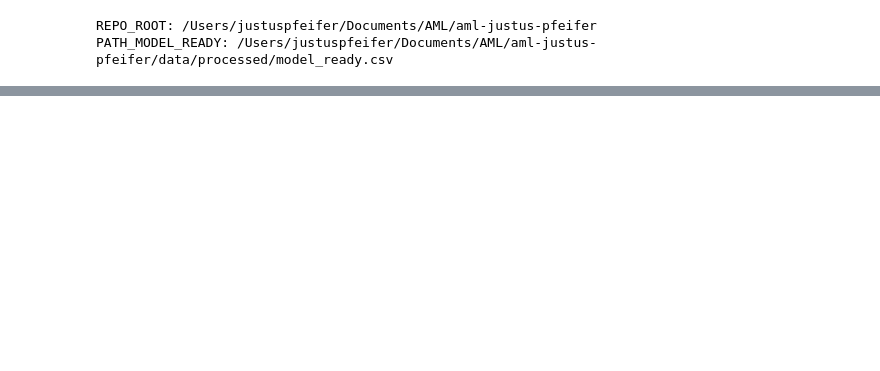
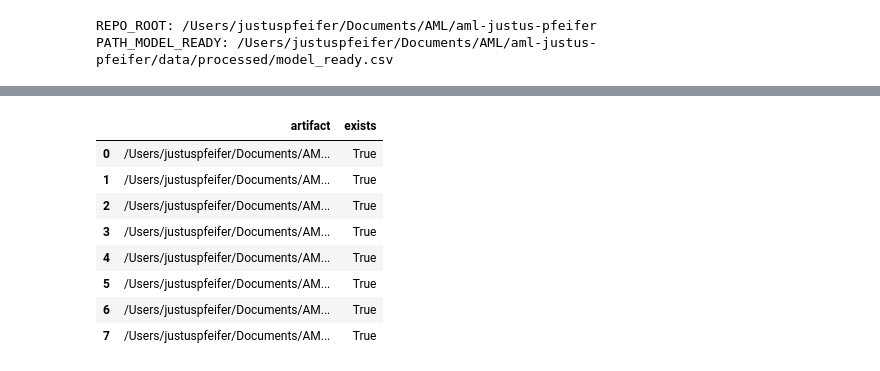
Before and after one commit to pfeiferjustus-debug/aml-justus-pfeifer, a Jupyter notebook: notebooks/05_feature_engineering_and_model_extensions.ipynb, the cells around one changed output, grey strips where cells are left out. Saved outputs shown, nothing was run; the diff lists cells and outputs as text; code cells hidden in the pictures; blank space fills up the shorter version.

```diff
--- a/notebooks/05_feature_engineering_and_model_extensions.ipynb
+++ b/notebooks/05_feature_engineering_and_model_extensions.ipynb
@@ -312,0 +395,28 @@ Hold-out MAE: 583.16s (9.72 min) | RMSE: 1412.43s | R2: 0.9282
+# %%
+artifacts_05 = [
+    PATH_DERIVED / "05_feature_set_histgbr.csv",
+    PATH_DERIVED / "05_histgbr_selected_params.csv",
+    PATH_DERIVED / "05_holdout_metrics_histgbr.csv",
+    PATH_DERIVED / "05_holdout_predictions_histgbr.csv",
+    PATH_DERIVED / "05_holdout_comparison_baseline_vs_histgbr.csv",
+    PATH_PLOTS / "05_holdout_mae_comparison.png",
+    PATH_PLOTS / "05_holdout_true_vs_pred_histgbr.png",
+    PATH_PLOTS / "05_holdout_residuals_vs_distance_histgbr.png",
+]
+
+report = pd.DataFrame([{
+    "artifact": p.as_posix(),
+    "exists": p.exists(),
+} for p in artifacts_05])
+
+display(report)
+# %% [output]
+|  | artifact | exists |
+| 0 | /Users/justuspfeifer/Documents/AM... | True |
+| 1 | /Users/justuspfeifer/Documents/AM... | True |
+| 2 | /Users/justuspfeifer/Documents/AM... | True |
+| 3 | /Users/justuspfeifer/Documents/AM... | True |
+| 4 | /Users/justuspfeifer/Documents/AM... | True |
+| 5 | /Users/justuspfeifer/Documents/AM... | True |
+| 6 | /Users/justuspfeifer/Documents/AM... | True |
+| 7 | /Users/justuspfeifer/Documents/AM... | True |
```
Also changed, not shown: parts of 16 cells of this notebook, 10 other files.
